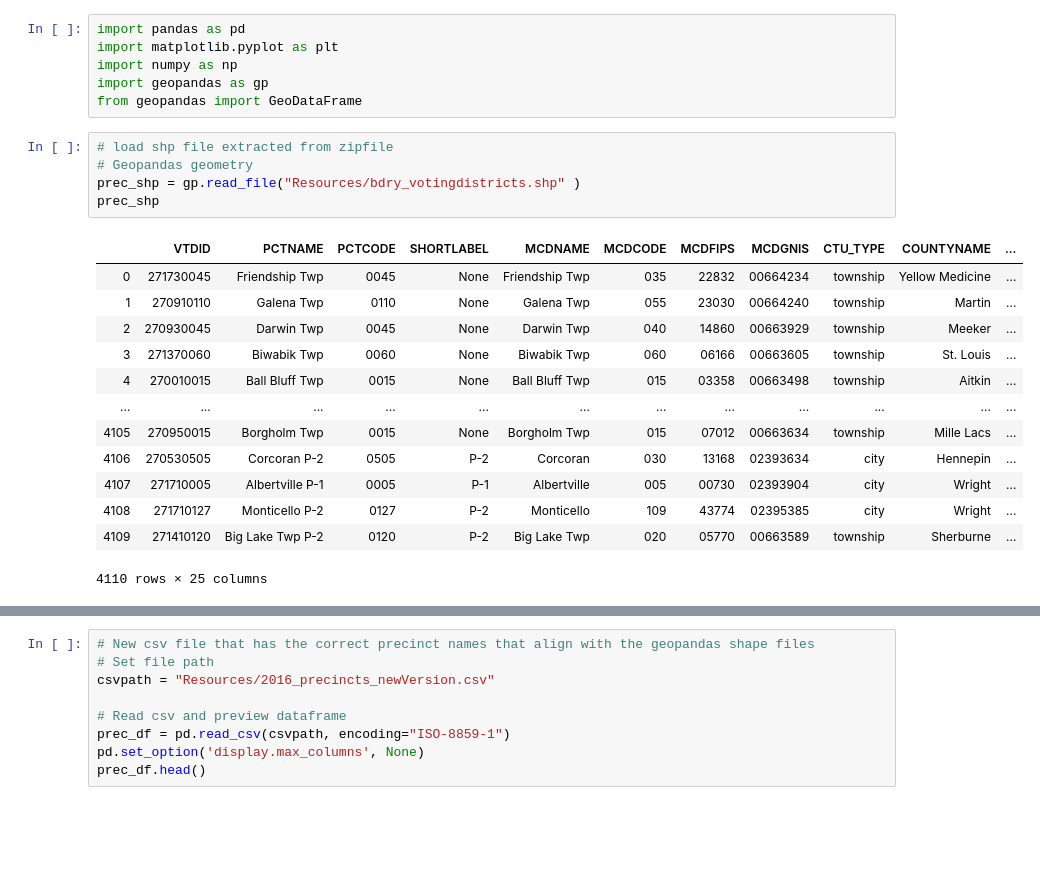
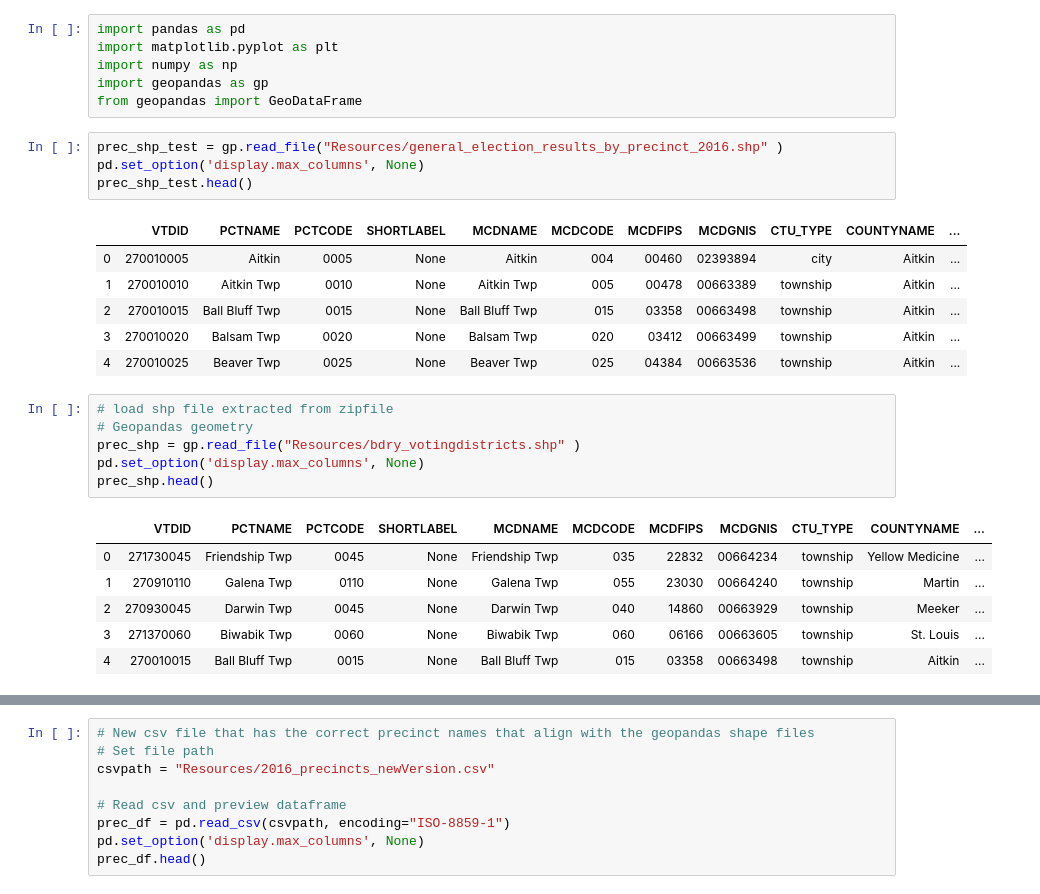
Before and after one commit to VallieTracy/Pres-Election-Partisan-Breakdown, a Jupyter notebook: precinctsVallie.ipynb, the cells around one changed output, grey strips where cells are left out. Drawn from its saved outputs; the diff is of its cells as text; blank space fills up the shorter version.

Commit message:
added 2016 precinct shapefiles, hoping that will help with our issuesgit status

```diff
--- a/precinctsVallie.ipynb
+++ b/precinctsVallie.ipynb
@@ -4,25 +4,30 @@ import matplotlib.pyplot as plt
 import numpy as np
 import geopandas as gp
 from geopandas import GeoDataFrame
+# %%
+prec_shp_test = gp.read_file("Resources/general_election_results_by_precinct_2016.shp" )
+pd.set_option('display.max_columns', None)
+prec_shp_test.head()
+# %% [output]
+|  | VTDID | PCTNAME | PCTCODE | SHORTLABEL | MCDNAME | MCDCODE | MCDFIPS | MCDGNIS | CTU_TYPE | COUNTYNAME | ... |
+| 0 | 270010005 | Aitkin | 0005 | None | Aitkin | 004 | 00460 | 02393894 | city | Aitkin | ... |
+| 1 | 270010010 | Aitkin Twp | 0010 | None | Aitkin Twp | 005 | 00478 | 00663389 | township | Aitkin | ... |
+| 2 | 270010015 | Ball Bluff Twp | 0015 | None | Ball Bluff Twp | 015 | 03358 | 00663498 | township | Aitkin | ... |
+| 3 | 270010020 | Balsam Twp | 0020 | None | Balsam Twp | 020 | 03412 | 00663499 | township | Aitkin | ... |
+| 4 | 270010025 | Beaver Twp | 0025 | None | Beaver Twp | 025 | 04384 | 00663536 | township | Aitkin | ... |
 # %%
 # load shp file extracted from zipfile
 # Geopandas geometry
 prec_shp = gp.read_file("Resources/bdry_votingdistricts.shp" )
-prec_shp
+pd.set_option('display.max_columns', None)
+prec_shp.head()
 # %% [output]
 |  | VTDID | PCTNAME | PCTCODE | SHORTLABEL | MCDNAME | MCDCODE | MCDFIPS | MCDGNIS | CTU_TYPE | COUNTYNAME | ... |
 | 0 | 271730045 | Friendship Twp | 0045 | None | Friendship Twp | 035 | 22832 | 00664234 | township | Yellow Medicine | ... |
 | 1 | 270910110 | Galena Twp | 0110 | None | Galena Twp | 055 | 23030 | 00664240 | township | Martin | ... |
 | 2 | 270930045 | Darwin Twp | 0045 | None | Darwin Twp | 040 | 14860 | 00663929 | township | Meeker | ... |
 | 3 | 271370060 | Biwabik Twp | 0060 | None | Biwabik Twp | 060 | 06166 | 00663605 | township | St. Louis | ... |
 | 4 | 270010015 | Ball Bluff Twp | 0015 | None | Ball Bluff Twp | 015 | 03358 | 00663498 | township | Aitkin | ... |
-| ... | ... | ... | ... | ... | ... | ... | ... | ... | ... | ... | ... |
-| 4105 | 270950015 | Borgholm Twp | 0015 | None | Borgholm Twp | 015 | 07012 | 00663634 | township | Mille Lacs | ... |
-| 4106 | 270530505 | Corcoran P-2 | 0505 | P-2 | Corcoran | 030 | 13168 | 02393634 | city | Hennepin | ... |
-| 4107 | 271710005 | Albertville P-1 | 0005 | P-1 | Albertville | 005 | 00730 | 02393904 | city | Wright | ... |
-| 4108 | 271710127 | Monticello P-2 | 0127 | P-2 | Monticello | 109 | 43774 | 02395385 | city | Wright | ... |
-| 4109 | 271410120 | Big Lake Twp P-2 | 0120 | P-2 | Big Lake Twp | 020 | 05770 | 00663589 | township | Sherburne | ... |
-4110 rows × 25 columns
 # %%
 # Rename the columns that I'm going to keep
 prec_shp = prec_shp.rename(columns = {'PCTNAME': 'precinct',
```
Also changed, not shown: parts of 12 cells of this notebook, 5 other files.
